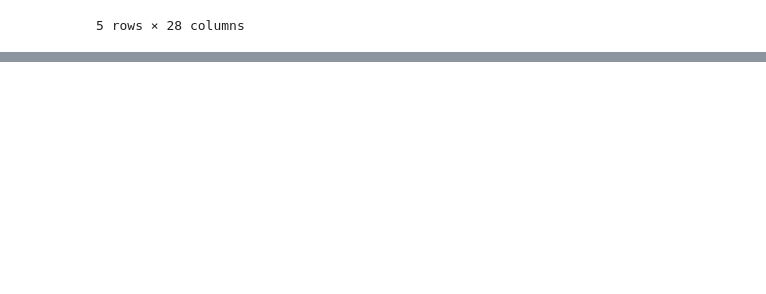
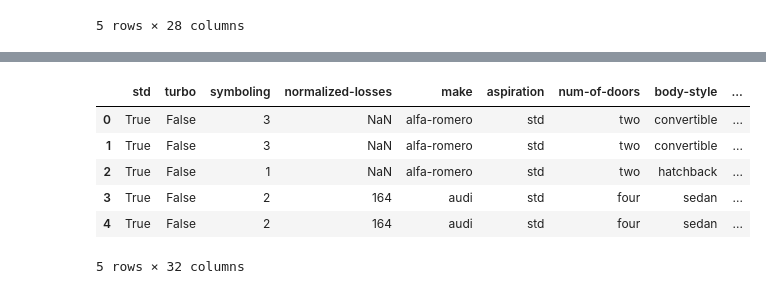
Before and after one commit to MachineTi-lab/IBM-Data-analysis-with-Python, a Jupyter notebook: Class_1.ipynb, the cells around one changed output, grey strips where cells are left out. Saved outputs shown, nothing was run; the diff lists cells and outputs as text; code cells hidden in the pictures; blank space fills up the shorter version.

```diff
--- a/Class_1.ipynb
+++ b/Class_1.ipynb
@@ -184,0 +216,3 @@ df.head()
+# %%
+df["horse_power_binned"] = pd.cut(df["horsepower"] , bins , labels = group_names , include_lowest = True)
+df[['horsepower','horse_power_binned']].head(20)
@@ -184,0 +251,3 @@ df.head()
+# %%
+dummy_variable_1 = pd.get_dummies(df["fuel-type"])
+dummy_variable_1.head()
@@ -184,0 +261,3 @@ df.head()
+# %%
+df = pd.concat([df , dummy_variable_1] , axis = 1)
+df = df.drop( "fuel-type" , axis = 1)
@@ -184,0 +276,3 @@ df.head()
+# %%
+dummy_variable2 = pd.get_dummies(df["aspiration"])
+dummy_variable2.head()
@@ -184,0 +286,12 @@ df.head()
+# %%
+df = pd.concat([dummy_variable2,df] , axis = 1 )
+
+df.head()
+# %% [output]
+|  | std | turbo | symboling | normalized-losses | make | aspiration | num-of-doors | body-style | ... |
+| 0 | True | False | 3 | NaN | alfa-romero | std | two | convertible | ... |
+| 1 | True | False | 3 | NaN | alfa-romero | std | two | convertible | ... |
+| 2 | True | False | 1 | NaN | alfa-romero | std | two | hatchback | ... |
+| 3 | True | False | 2 | 164 | audi | std | four | sedan | ... |
+| 4 | True | False | 2 | 164 | audi | std | four | sedan | ... |
+5 rows × 32 columns
```
Also changed, not shown: parts of 15 cells of this notebook.
